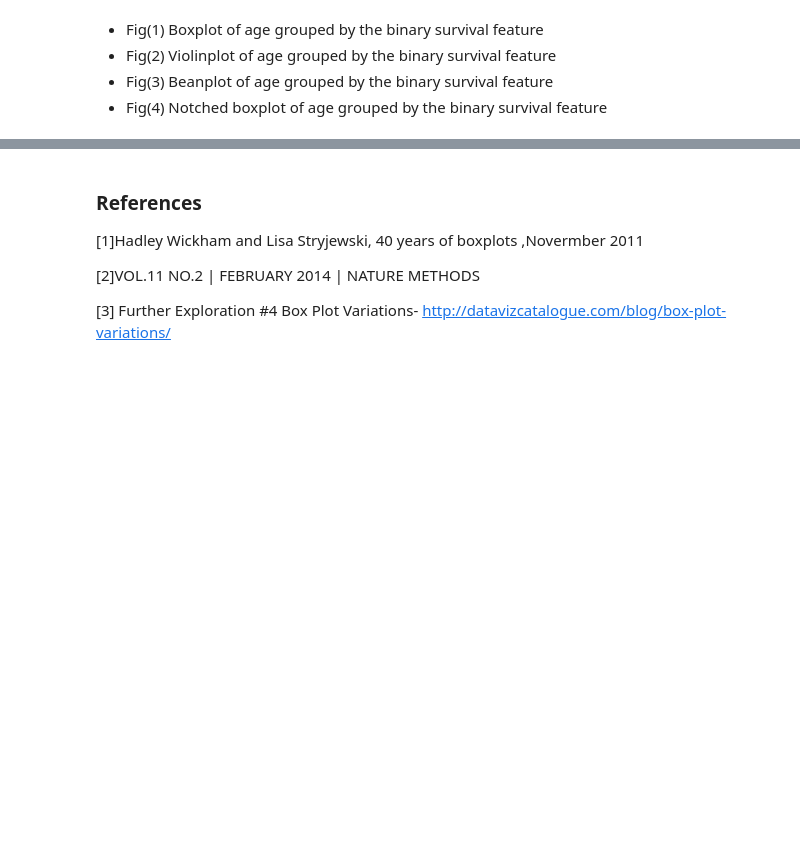
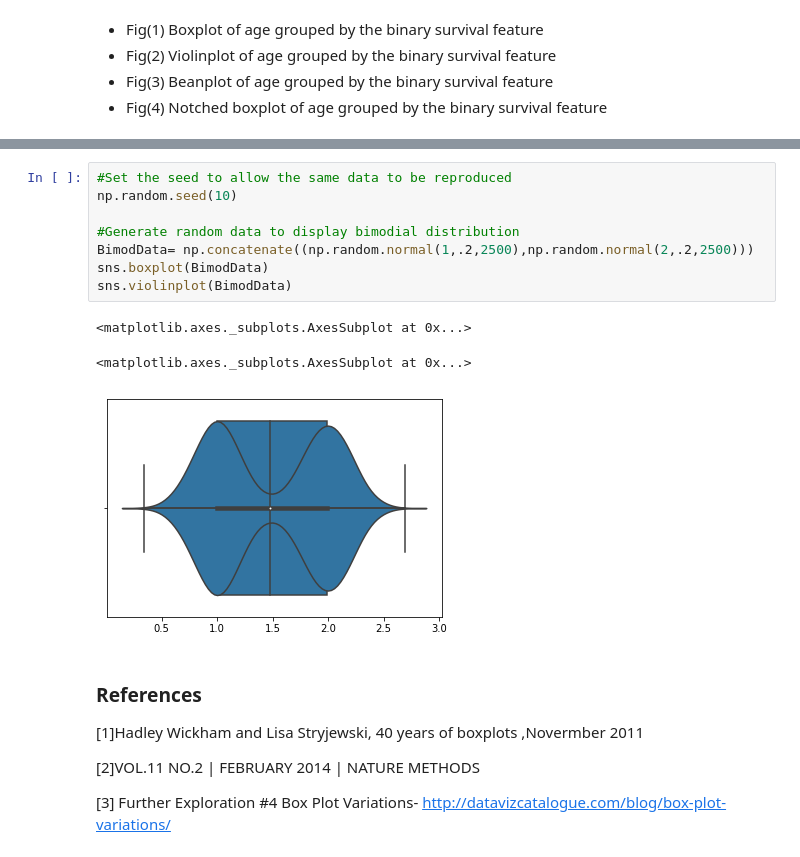
Before and after one commit to roisinanglim/boxplot.py, a Jupyter notebook: boxplot.py.ipynb, the cells around one changed output, grey strips where cells are left out. Saved outputs shown, nothing was run; the diff lists cells and outputs as text; blank space fills up the shorter version.

```diff
--- a/boxplot.py.ipynb
+++ b/boxplot.py.ipynb
@@ -154,6 +155,18 @@ sns.swarmplot(x="survived", y="age",data=df)
 2) Boxplots do not display the original datpoints that make up your data.
 
 3) Boxplots can only be used with numerical data
+# %%
+#Set the seed to allow the same data to be reproduced
+np.random.seed(10)
+
+#Generate random data to display bimodial distribution
+BimodData= np.concatenate((np.random.normal(1,.2,2500),np.random.normal(2,.2,2500)))
+sns.boxplot(BimodData)
+sns.violinplot(BimodData)
+# %% [output]
+<matplotlib.axes._subplots.AxesSubplot at 0x...>
+<matplotlib.axes._subplots.AxesSubplot at 0x...>
+[figure, added]
 # %% [markdown]
 ### References
 
```
Also changed, not shown: parts of 5 cells of this notebook.
